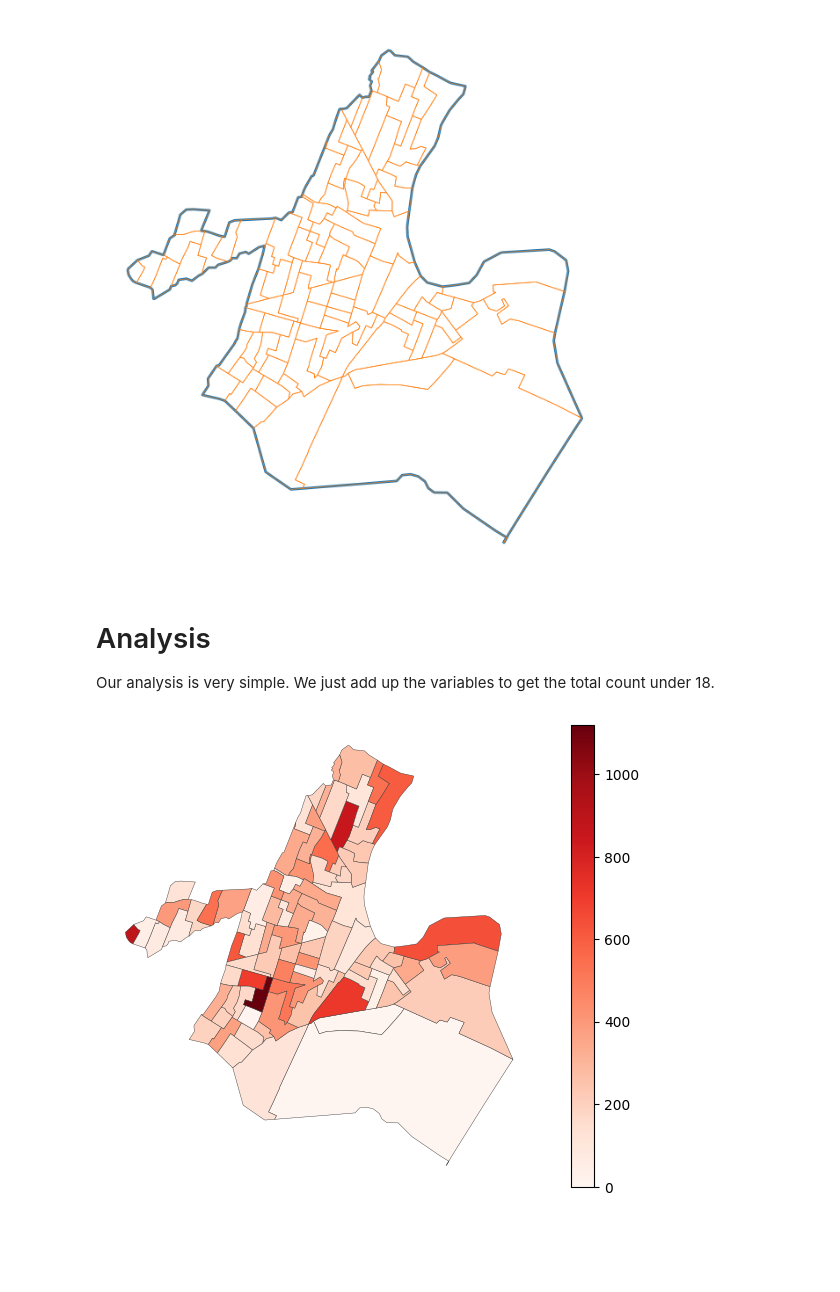
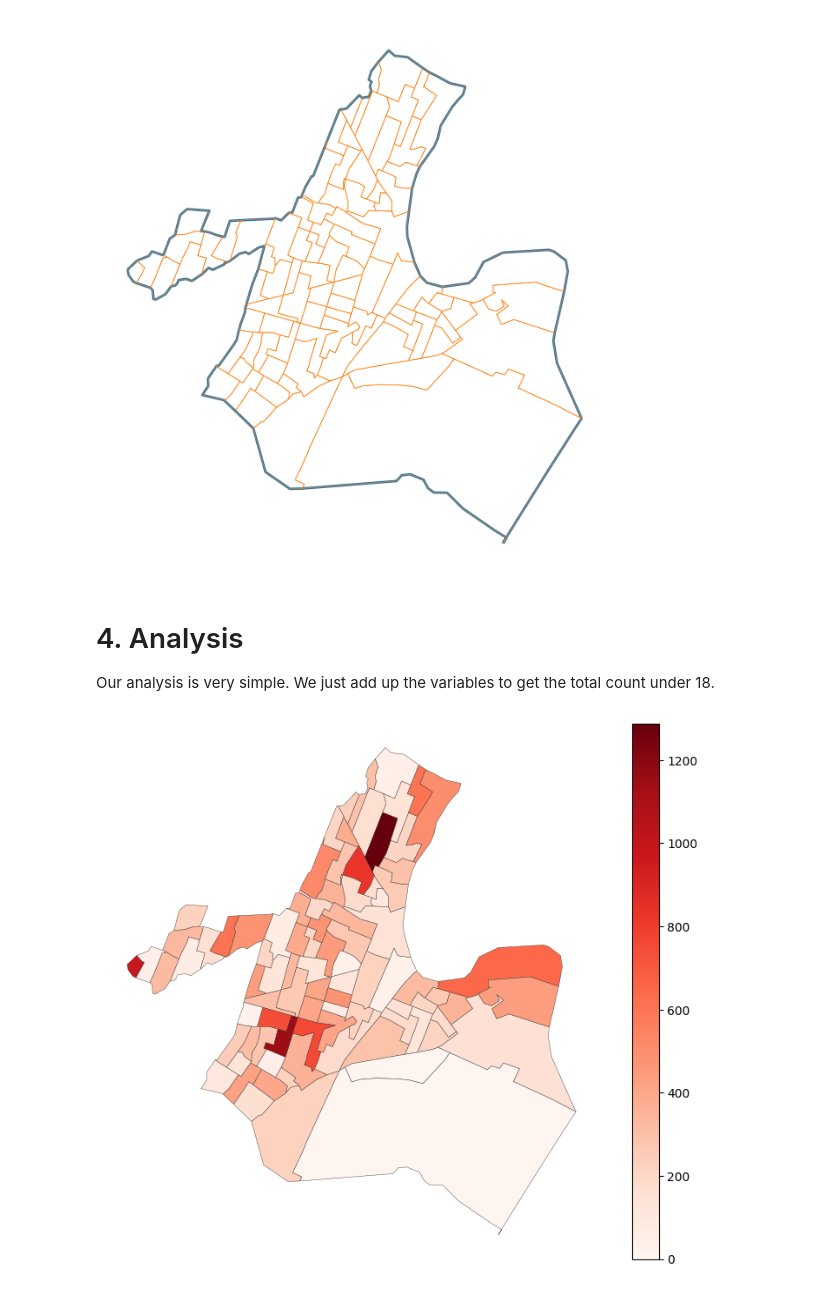
Before and after one commit to vengroff/censusdis-tutorial, a Jupyter notebook: Newark.ipynb, the cells around one changed output. Cells and saved outputs as stored; diff of their text form; code cells hidden in the pictures; blank space fills up the shorter version.

```diff
--- a/Newark.ipynb
+++ b/Newark.ipynb
@@ -34,7 +50,7 @@ it contains variables that will help us answer our research
 question.
 # %%
 DATASET = 'acs/acs5'
-VINTAGE = 2020
+VINTAGE = 2021
 # %%
 df_groups = ced.variables.all_groups(DATASET, VINTAGE)
 # %%
@@ -225,7 +246,7 @@ _ = ax.axis('off')
 # %% [output]
 [figure]
 # %% [markdown]
-# Analysis
+# 4. Analysis
 
 Our analysis is very simple. We just add up the variables to
 get the total count under 18.
@@ -236,17 +257,17 @@ gdf_newark_tracts['TOTAL_POVERTY_UNDER_18'] = gdf_newark_tracts[
 # %%
 ax = gdf_newark_tracts.plot(
     'TOTAL_POVERTY_UNDER_18',
 
     cmap='Reds',
     edgecolor='#333',
     linewidth=0.3,
 
     legend=True,
 
-    figsize=(10, 6)
+    figsize=(10, 8)
 )
 
 _ = ax.axis('off')
 # %% [output]
-[figure, old version]
+[figure, new version]
 # %%
```
Also changed, not shown: parts of 25 cells of this notebook, 1 other file.
